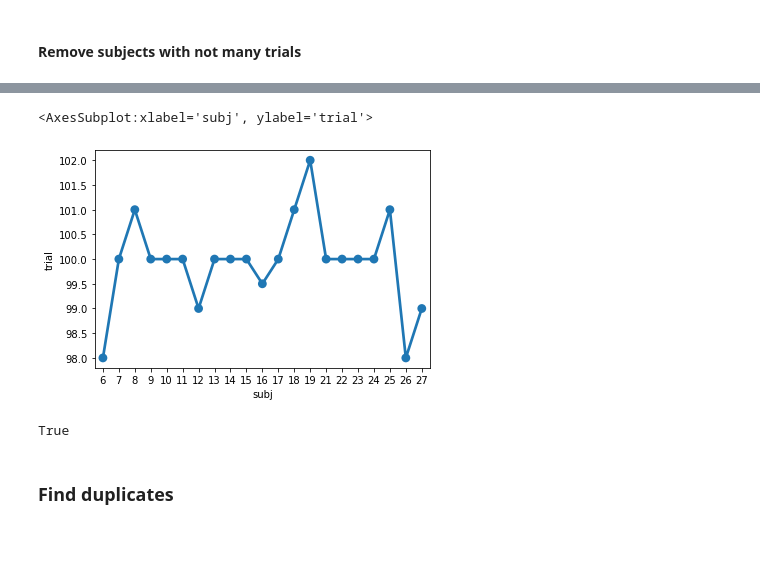
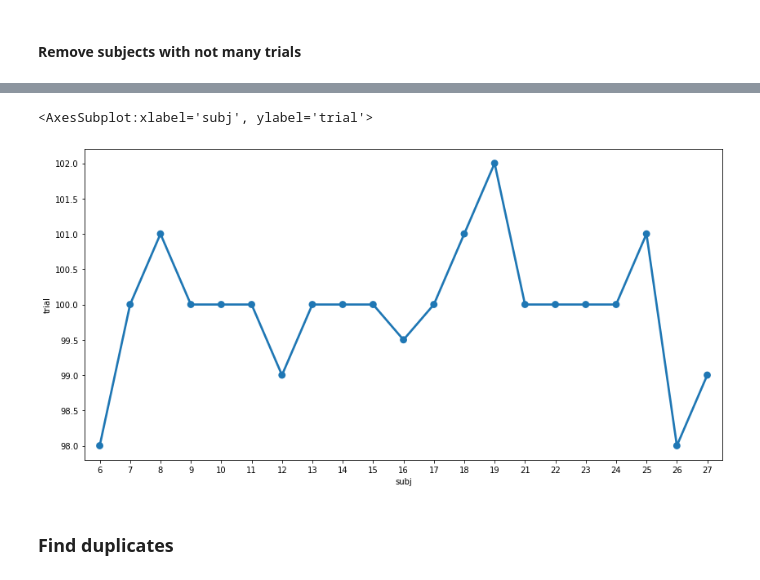
Before and after one commit to neuro-team-femto/revtact, a Jupyter notebook: analysis/analysis_beha_topo.ipynb, the cells around one changed output, grey strips where cells are left out. Drawn from its saved outputs; the diff is of its cells as text; code cells hidden in the pictures; blank space fills up the shorter version.

```diff
--- a/analysis/analysis_beha_topo.ipynb
+++ b/analysis/analysis_beha_topo.ipynb
@@ -208,14 +273,10 @@ filtered_df = data_df_summary[data_df_summary['subj'].isin(reliable_subjects)]
 # %%
+plt.figure(figsize=(14,7))
 d=filtered_df.groupby(['subj']).trial.count()/2
 sns.pointplot(data=d.reset_index(), x='subj',y='trial')
 # %% [output]
 <AxesSubplot:xlabel='subj', ylabel='trial'>
-[figure, old version]
+[figure, new version]
-# %%
-f = ( filtered_df['subj'] == 2) & (filtered_df['block'] == 3 ) & (filtered_df['trial'] == 8) & (filtered_df['texture'] == 1)
-filtered_df[f].empty
-# %% [output]
-True
 # %% [markdown]
 ### Find duplicates
 # %%
```
Also changed, not shown: parts of 28 cells of this notebook, 2 other files.
